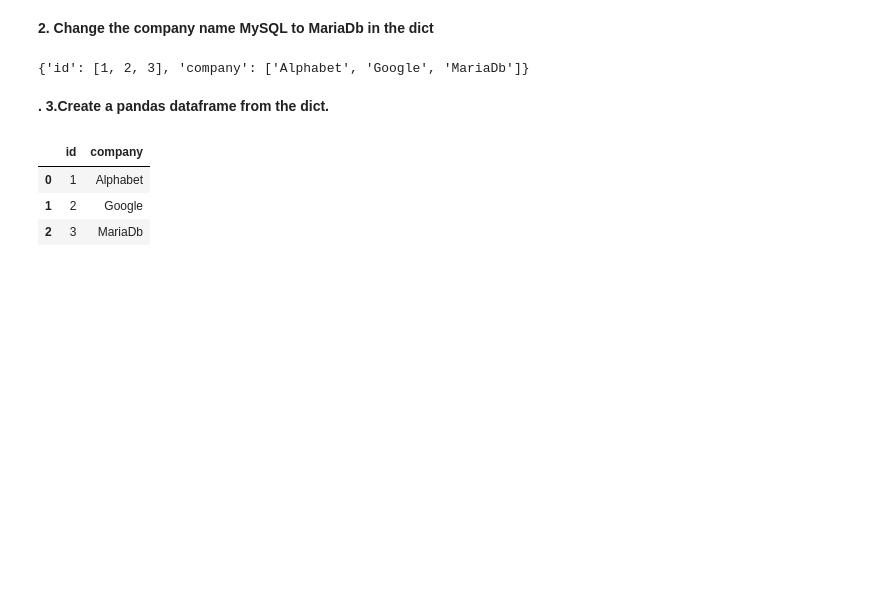
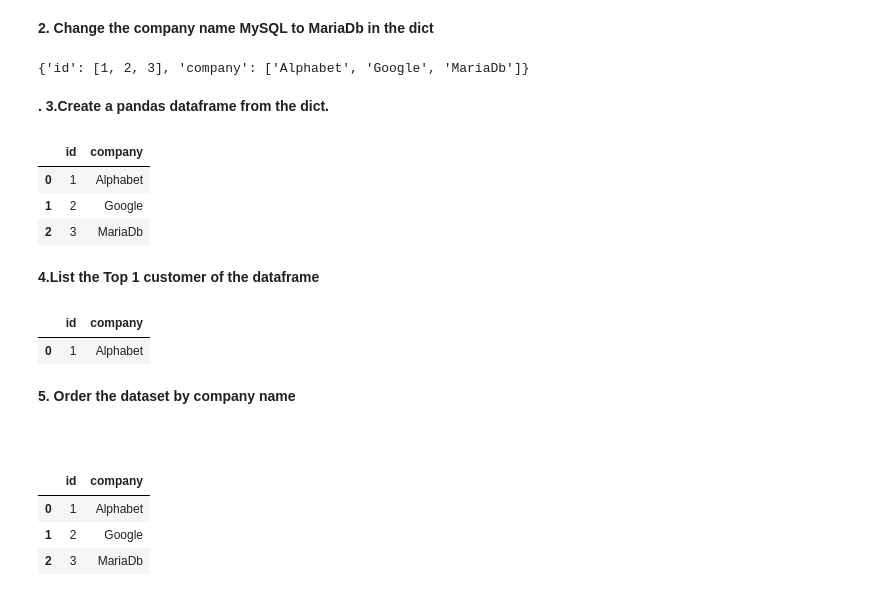
Before and after one commit to Rohit3435/Python-Practice, a Jupyter notebook: Python_practice_Data_Analytics.ipynb, the cells around one changed output. Cells and saved outputs as stored; diff of their text form; code cells hidden in the pictures; blank space fills up the shorter version.

````diff
--- a/Python_practice_Data_Analytics.ipynb
+++ b/Python_practice_Data_Analytics.ipynb
@@ -35,3 +35,21 @@ df
 | 0 | 1 | Alphabet |
 | 1 | 2 | Google |
 | 2 | 3 | MariaDb |
+# %% [markdown]
+**4.List the Top 1 customer of the dataframe**
+# %%
+df.head(1)
+# %% [output]
+|  | id | company |
+| 0 | 1 | Alphabet |
+# %% [markdown]
+
+**5. Order the dataset by company name**
+```
+# %%
+df.sort_values('company')
+# %% [output]
+|  | id | company |
+| 0 | 1 | Alphabet |
+| 1 | 2 | Google |
+| 2 | 3 | MariaDb |
````
Also changed, not shown: parts of 3 cells of this notebook.
